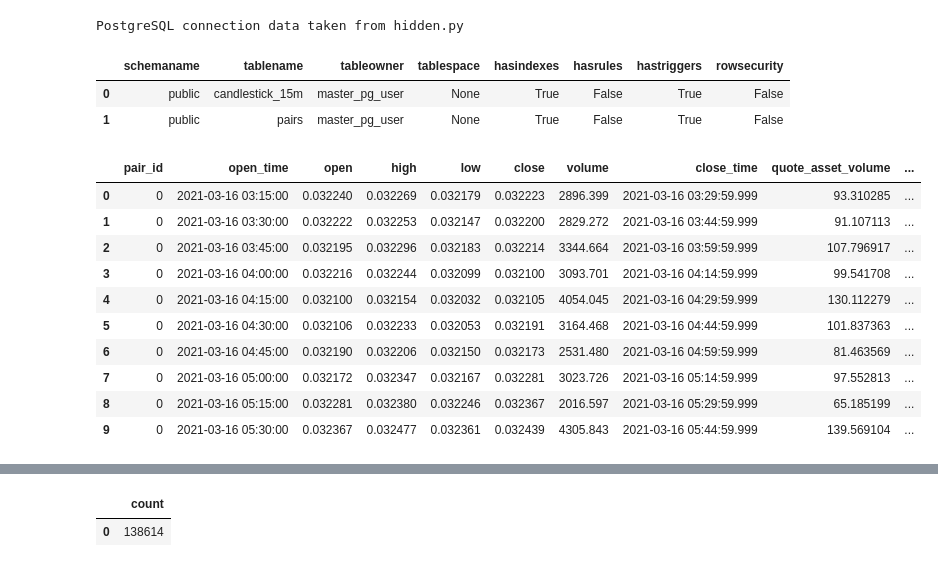
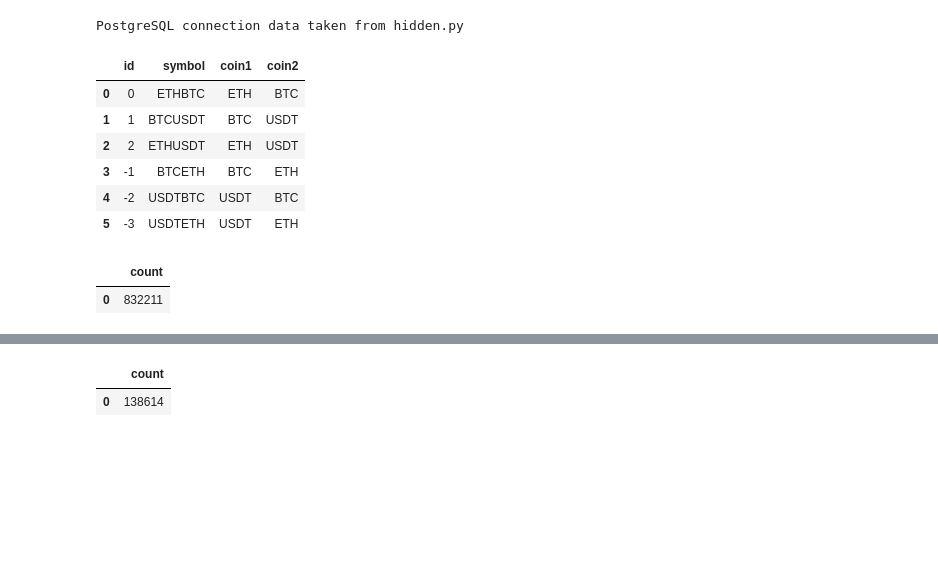
Before and after one commit to mads-swaps/swap-for-profit, a Jupyter notebook: playground/nicks/db/build_data_file.ipynb, the cells around one changed output, grey strips where cells are left out. Cells and saved outputs as stored; diff of their text form; code cells hidden in the pictures; blank space fills up the shorter version.

```diff
--- a/playground/nicks/db/build_data_file.ipynb
+++ b/playground/nicks/db/build_data_file.ipynb
@@ -11,9 +11,12 @@ conn = psycopg2.connect(sql_string, connect_timeout=3)
 # %% [output]
 PostgreSQL connection data taken from hidden.py
 # %%
-pd.read_sql_query('''SELECT * FROM pg_catalog.pg_tables WHERE schemaname = 'public'
-                  ''', conn)
+pd.read_sql_query('''SELECT * FROM pairs''', conn)
 # %% [output]
-|  | schemaname | tablename | tableowner | tablespace | hasindexes | hasrules | hastriggers | rowsecurity |
-| 0 | public | candlestick_15m | master_pg_user | None | True | False | True | False |
-| 1 | public | pairs | master_pg_user | None | True | False | True | False |
+|  | id | symbol | coin1 | coin2 |
+| 0 | 0 | ETHBTC | ETH | BTC |
+| 1 | 1 | BTCUSDT | BTC | USDT |
+| 2 | 2 | ETHUSDT | ETH | USDT |
+| 3 | -1 | BTCETH | BTC | ETH |
+| 4 | -2 | USDTBTC | USDT | BTC |
+| 5 | -3 | USDTETH | USDT | ETH |
@@ -20,15 +33,6 @@ pd.read_sql_query('''SELECT * FROM pg_catalog.pg_tables WHERE schemaname = 'publ
 # %%
-pd.read_sql_query('''SELECT * FROM candlestick_15m LIMIT 10
+pd.read_sql_query('''SELECT count(*) FROM candlestick_15m
                   ''', conn)
 # %% [output]
-|  | pair_id | open_time | open | high | low | close | volume | close_time | quote_asset_volume | ... |
-| 0 | 0 | 2021-03-16 03:15:00 | 0.032240 | 0.032269 | 0.032179 | 0.032223 | 2896.399 | 2021-03-16 03:29:59.999 | 93.310285 | ... |
-| 1 | 0 | 2021-03-16 03:30:00 | 0.032222 | 0.032253 | 0.032147 | 0.032200 | 2829.272 | 2021-03-16 03:44:59.999 | 91.107113 | ... |
-| 2 | 0 | 2021-03-16 03:45:00 | 0.032195 | 0.032296 | 0.032183 | 0.032214 | 3344.664 | 2021-03-16 03:59:59.999 | 107.796917 | ... |
-| 3 | 0 | 2021-03-16 04:00:00 | 0.032216 | 0.032244 | 0.032099 | 0.032100 | 3093.701 | 2021-03-16 04:14:59.999 | 99.541708 | ... |
-| 4 | 0 | 2021-03-16 04:15:00 | 0.032100 | 0.032154 | 0.032032 | 0.032105 | 4054.045 | 2021-03-16 04:29:59.999 | 130.112279 | ... |
-| 5 | 0 | 2021-03-16 04:30:00 | 0.032106 | 0.032233 | 0.032053 | 0.032191 | 3164.468 | 2021-03-16 04:44:59.999 | 101.837363 | ... |
-| 6 | 0 | 2021-03-16 04:45:00 | 0.032190 | 0.032206 | 0.032150 | 0.032173 | 2531.480 | 2021-03-16 04:59:59.999 | 81.463569 | ... |
-| 7 | 0 | 2021-03-16 05:00:00 | 0.032172 | 0.032347 | 0.032167 | 0.032281 | 3023.726 | 2021-03-16 05:14:59.999 | 97.552813 | ... |
-| 8 | 0 | 2021-03-16 05:15:00 | 0.032281 | 0.032380 | 0.032246 | 0.032367 | 2016.597 | 2021-03-16 05:29:59.999 | 65.185199 | ... |
-| 9 | 0 | 2021-03-16 05:30:00 | 0.032367 | 0.032477 | 0.032361 | 0.032439 | 4305.843 | 2021-03-16 05:44:59.999 | 139.569104 | ... |
+|  | count |
+| 0 | 832211 |
```
Also changed, not shown: parts of 5 cells of this notebook, 21 other files.
